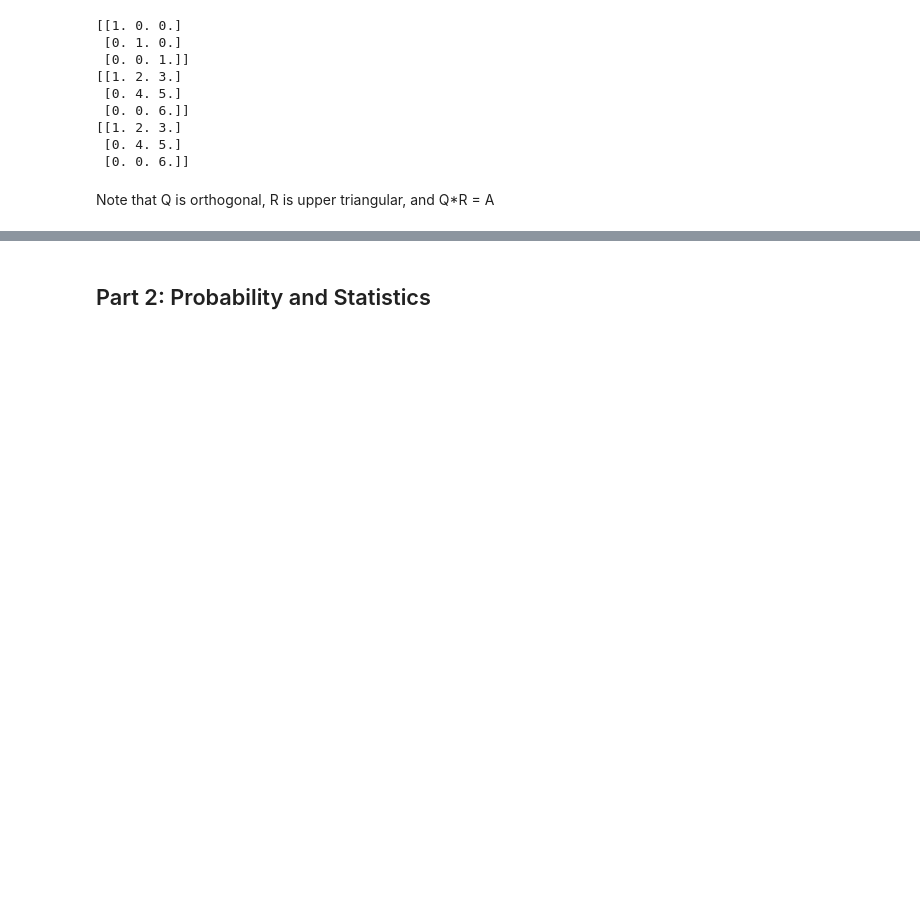
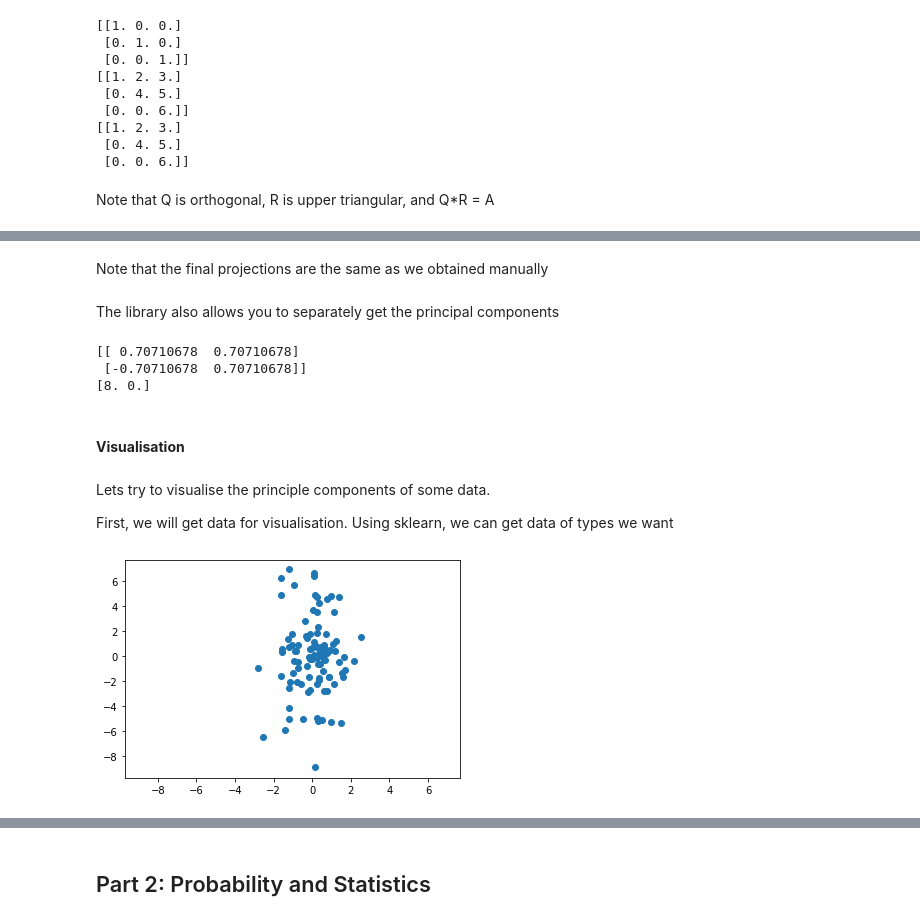
Before and after one commit to AIMLC-IITD/Summer-of-ML-2021, a Jupyter notebook: Week-1/Day-1/main.ipynb, the cells around one changed output, grey strips where cells are left out. Drawn from its saved outputs; the diff is of its cells as text; code cells hidden in the pictures; blank space fills up the shorter version.

```diff
--- a/Week-1/Day-1/main.ipynb
+++ b/Week-1/Day-1/main.ipynb
@@ -113,0 +193,39 @@ Principal component analysis (PCA) is the process of computing the principal com
+# %% [markdown]
+Note that the final projections are the same as we obtained manually
+# %% [markdown]
+The library also allows you to separately get the principal components
+# %%
+component_directions = pca.components_
+component_values = pca.explained_variance_
+
+print(component_directions)
+print(component_values)
+# %% [output]
+[[ 0.70710678  0.70710678]
+ [-0.70710678  0.70710678]]
+[8. 0.]
+# %% [markdown]
+#### **Visualisation**
+# %% [markdown]
+Lets try to visualise the principle components of some data.
+
+First, we will get data for visualisation. Using sklearn, we can get data of types we want
+# %%
+from sklearn.datasets import make_blobs
+import matplotlib.pyplot as plt
+
+center = (0, 0)
+
+A, _ = make_blobs(n_samples=100, centers = [center])
+# making variations in y-axis larger so that differences in the components can be prominent
+A[:, 1] = 3 * A[:, 1]
+
+
+# Plotting stuff that is not important to know for this workshop
+plt.scatter(A[:, 0], A[:, 1])
+y_axes_boundaries = (1.1*np.min(A[:, 1]), 1.1*np.max(A[:, 1]))
+plt.ylim(y_axes_boundaries)
+plt.xlim(y_axes_boundaries)
+plt.show()
+# %% [output]
+[figure, added]
```
Also changed, not shown: parts of 19 cells of this notebook.
